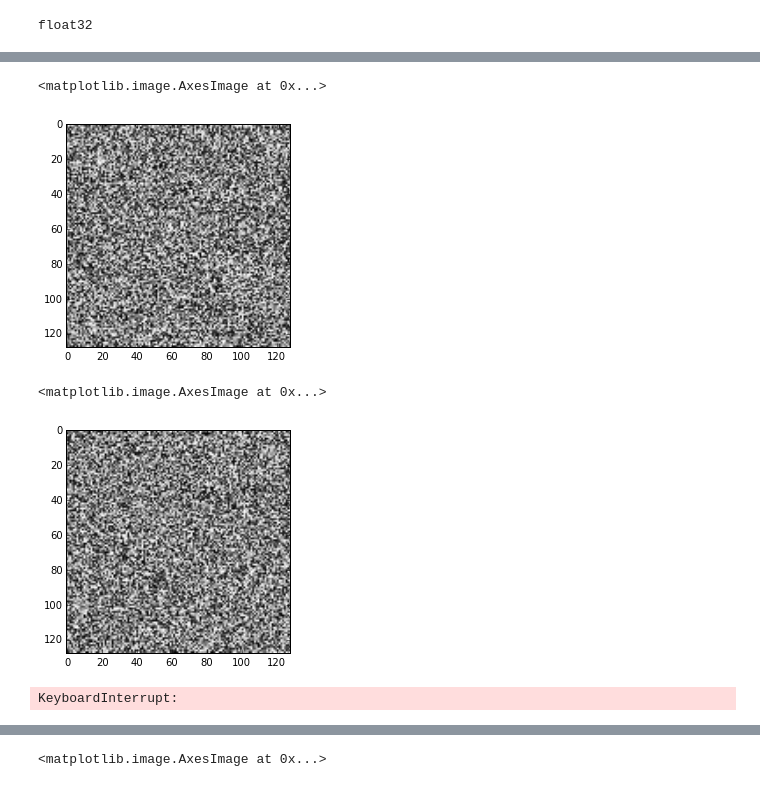
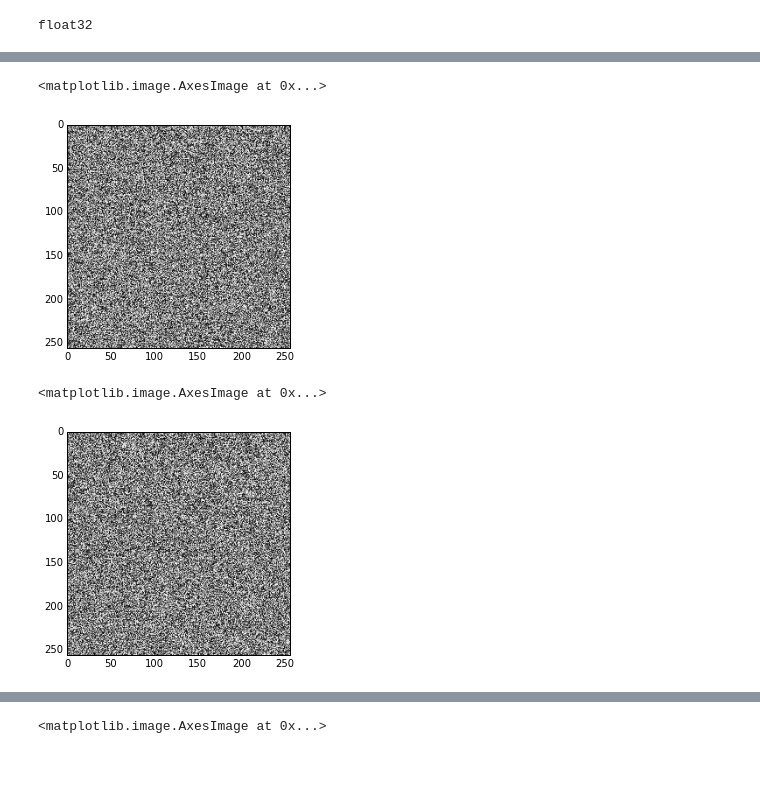
Before and after one commit to christopher-beckham/msc, a Jupyter notebook: experiments/heightmaps/lasagne_recipe.ipynb, the cells around one changed output, grey strips where cells are left out. Drawn from its saved outputs; the diff is of its cells as text; code cells hidden in the pictures.

```diff
--- a/experiments/heightmaps/lasagne_recipe.ipynb
+++ b/experiments/heightmaps/lasagne_recipe.ipynb
@@ -68,3 +70,6 @@ plt.imshow(heightmap[0][0], cmap="gray", vmin=0, vmax=1)
 # %% [output]
 <matplotlib.image.AxesImage at 0x...>
 [figure]
+# %%
+heightmap = np.load("train_data_minimal.npy")[0:1]
+plt.imshow(heightmap[0][0], cmap="gray", vmin=0, vmax=1)
@@ -134,7 +163,7 @@ gen_features
 plt.imshow( generated_image.get_value()[0][0], cmap="gray", vmin=0, vmax=1 )
 # %% [output]
 <matplotlib.image.AxesImage at 0x...>
-[figure, old version]
+[figure, new version]
 # %%
 # Define loss function
 losses = []
@@ -167,26 +195,26 @@ def eval_grad(x0):
     return np.array(f_grad()).flatten().astype('float64')
 # %%
 # Initialize with a noise image
-generated_image.set_value(floatX(np.random.uniform(0, 1, photo.shape)*100+photo))
+generated_image.set_value(floatX(np.random.uniform(0, 1, photo.shape)))
 #generated_image.set_value( floatX(
 #        filters.gaussian_filter(photo[0][0], 5).reshape( photo.shape )
 #) )
 plt.imshow(generated_image.get_value()[0][0], cmap="gray")
 # %% [output]
 <matplotlib.image.AxesImage at 0x...>
-[figure, old version]
+[figure, new version]
 # %%
-x0 = generated_image.get_value().astype('float64')
-xs = []
-xs.append(x0)
+#x0 = generated_image.get_value().astype('float64')
+#xs = []
+#xs.append(x0)
+
+x0 = xs[-1]
 
 # Optimize, saving the result periodically
-for i in range(100):
+for i in range(10):
     scipy.optimize.fmin_l_bfgs_b(eval_loss, x0.flatten(), fprime=eval_grad, maxfun=40)
     x0 = generated_image.get_value().astype('float64')
     xs.append(x0)
-# %% [output]
-KeyboardInterrupt:
 # %%
 print len(xs)
 plt.figure(figsize=(7,7))
```
Also changed, not shown: parts of 10 cells of this notebook, 1 other file.
